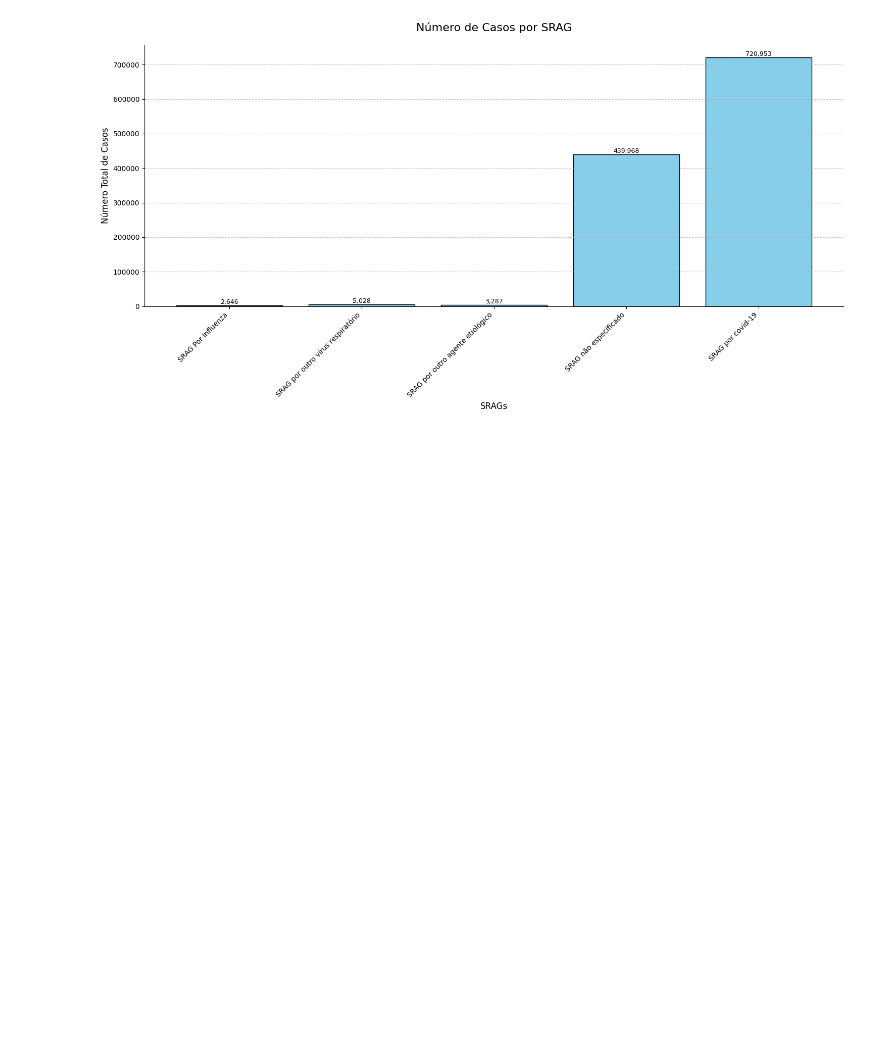
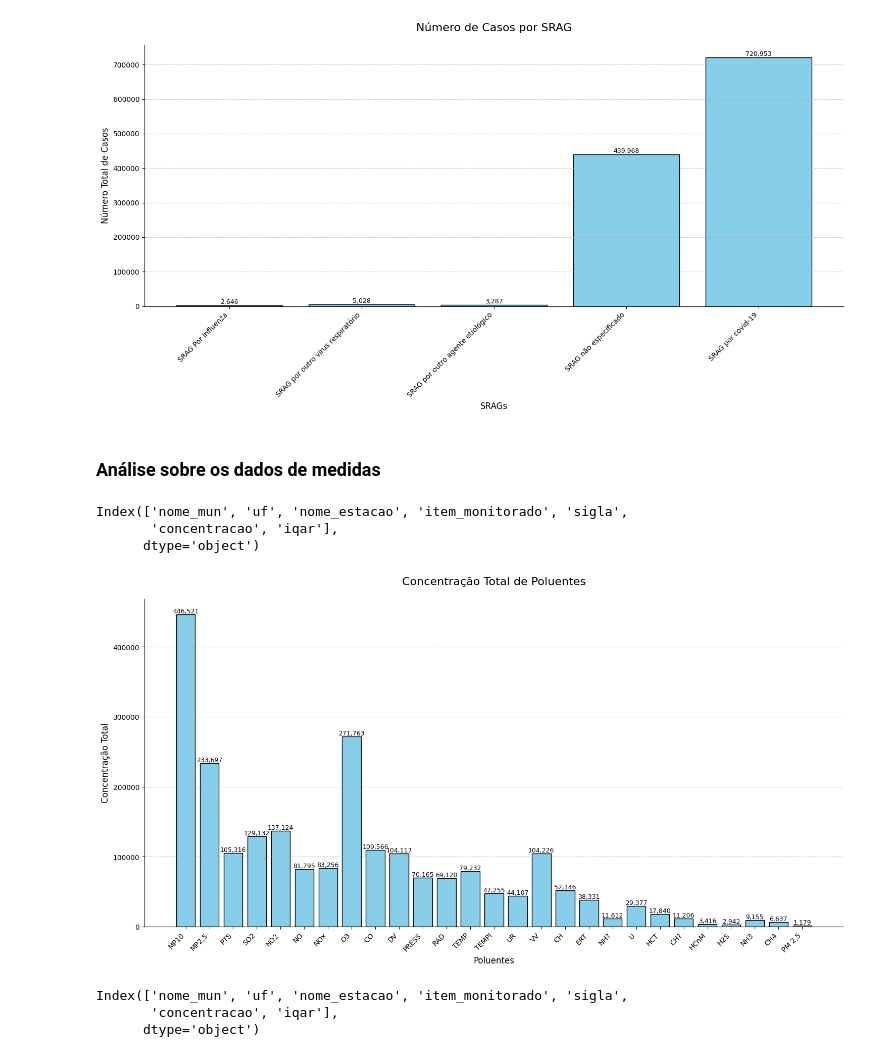
Before and after one commit to guifaraco/analytics-air-quality, a Jupyter notebook: notebooks/EDA.ipynb, the cells around one changed output. Saved outputs shown, nothing was run; the diff lists cells and outputs as text; code cells hidden in the pictures; blank space fills up the shorter version.

Commit message:
Gráficos sobre os poluentes

```diff
--- a/notebooks/EDA.ipynb
+++ b/notebooks/EDA.ipynb
@@ -508,3 +509,5 @@ plt.tight_layout()  # Ajustar layout para evitar cortes
 plt.show()
 # %% [output]
 [figure]
+# %% [markdown]
+### Análise sobre os dados de medidas
@@ -510,0 +525,63 @@ plt.show()
+# %%
+df_medidas.columns
+# %% [output]
+Index(['nome_mun', 'uf', 'nome_estacao', 'item_monitorado', 'sigla',
+       'concentracao', 'iqar'],
+      dtype='object')
+# %%
+# Concentração total de todos os poluentes
+def agrupando_por_poluente(df):
+    result_dict = {}
+
+    for _, row in df.iterrows():
+        key = row['sigla']
+
+        result_dict[key] = result_dict.get(key, 0) + 1
+
+    return result_dict
+# %%
+dict_poluentes = agrupando_por_poluente(df_medidas)
+# %%
+# Ordenar os estados e valores
+labels = list(dict_poluentes.keys())
+values = list(dict_poluentes.values())
+
+# Configurações do gráfico
+plt.figure(figsize=(15, 8))  # Tamanho aumentado
+bars = plt.bar(labels, values, color='skyblue', edgecolor='black')
+
+# Adicionar rótulos nas barras
+for bar in bars:
+    height = bar.get_height()
+    plt.text(
+        bar.get_x() + bar.get_width() / 2,
+        height,
+        f'{height:,}',  # Formato com separador de milhares
+        ha='center',
+        va='bottom',
+        fontsize=9
+    )
+
+# Ajustes estéticos
+plt.title('Concentração Total de Poluentes', fontsize=16, pad=20)
+plt.xlabel('Poluentes', fontsize=12)
+plt.ylabel('Concentração Total', fontsize=12)
+plt.xticks(rotation=45, ha='right')  # Rotacionar rótulos para melhor leitura
+plt.grid(axis='y', linestyle='--', alpha=0.7)  # Grades horizontais
+
+# Remover bordas desnecessárias
+plt.gca().spines['top'].set_visible(False)
+plt.gca().spines['right'].set_visible(False)
+
+plt.tight_layout()  # Ajustar layout para evitar cortes
+plt.show()
+
+## Se for utilizar, dar um sort pela quantidade de concentração total (melhor visualização)
+# %% [output]
+[figure, added]
+# %%
+df_medidas.columns
+# %% [output]
+Index(['nome_mun', 'uf', 'nome_estacao', 'item_monitorado', 'sigla',
+       'concentracao', 'iqar'],
+      dtype='object')
```
Also changed, not shown: parts of 8 cells of this notebook.
